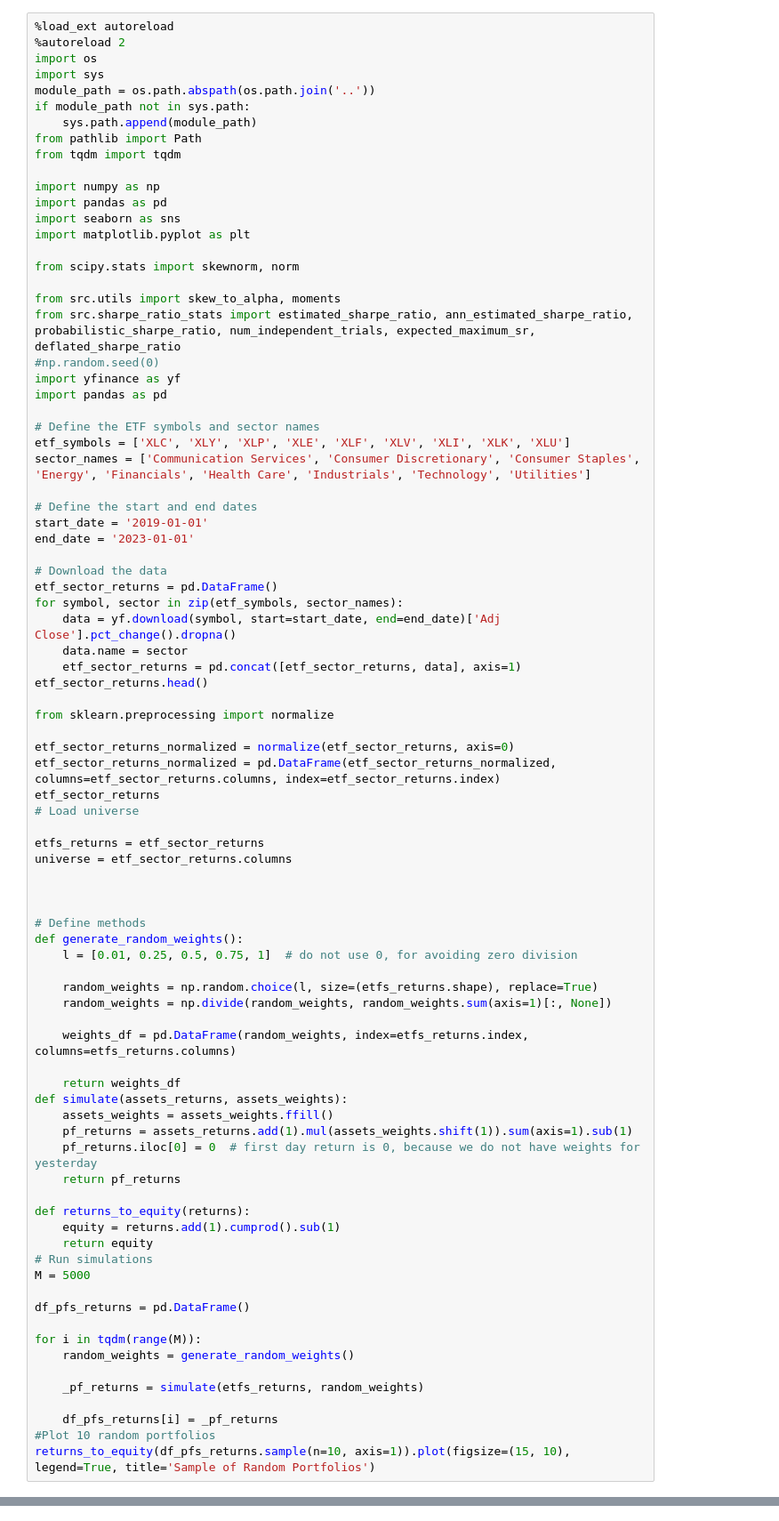
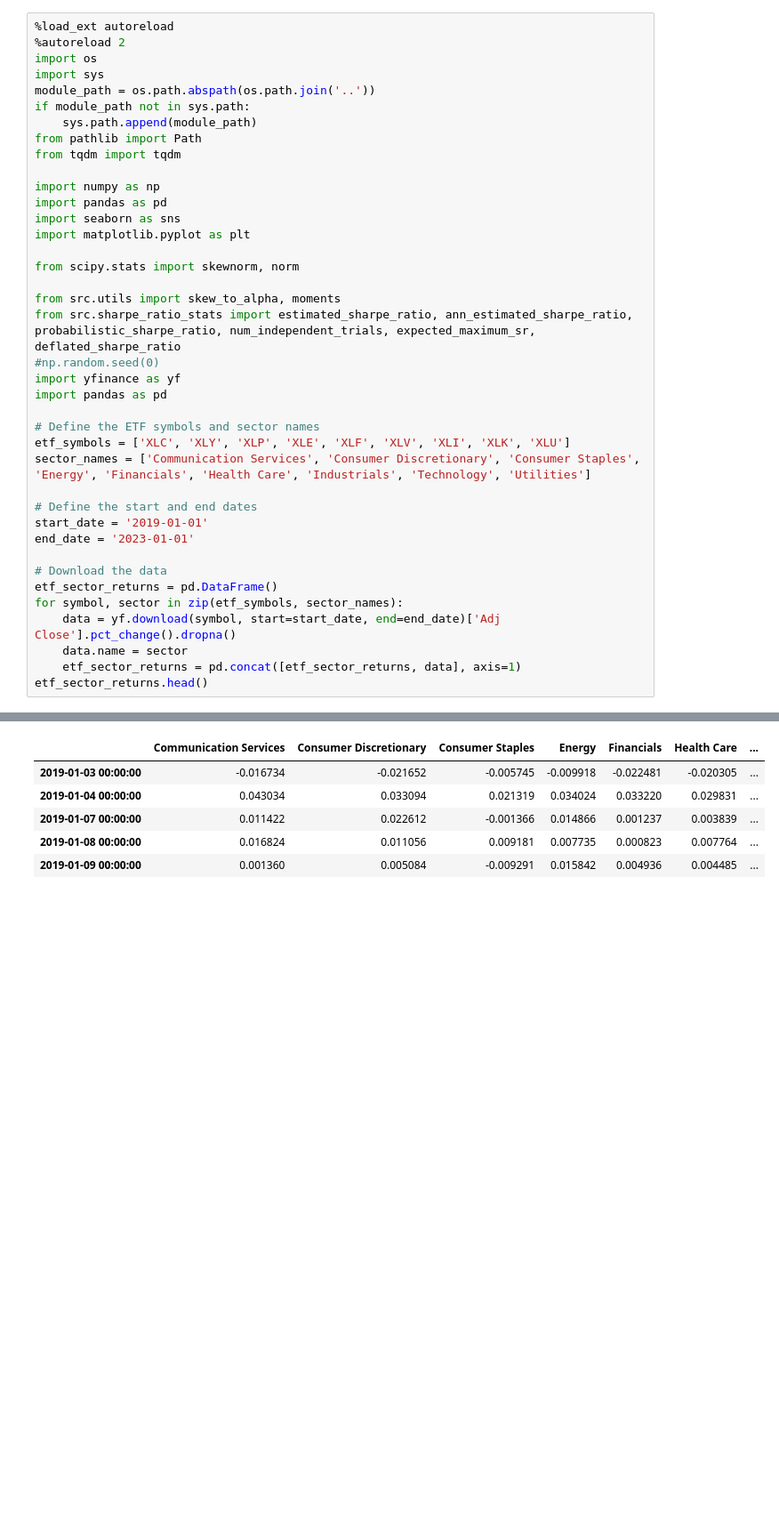
Before and after one commit to WilliamClintC/Deflated-Sharpe-Ratio, a Jupyter notebook: Main.ipynb, the cells around one changed output, grey strips where cells are left out. Shown at 89% size. Saved outputs shown, nothing was run; the diff lists cells and outputs as text; blank space fills up the shorter version.

```diff
--- a/Main.ipynb
+++ b/Main.ipynb
@@ -37,51 +37,6 @@ for symbol, sector in zip(etf_symbols, sector_names):
     data.name = sector
     etf_sector_returns = pd.concat([etf_sector_returns, data], axis=1)
 etf_sector_returns.head()
-
-from sklearn.preprocessing import normalize
-
-etf_sector_returns_normalized = normalize(etf_sector_returns, axis=0)
-etf_sector_returns_normalized = pd.DataFrame(etf_sector_returns_normalized, columns=etf_sector_returns.columns, index=etf_sector_returns.index)
-etf_sector_returns
-# Load universe
-
-etfs_returns = etf_sector_returns
-universe = etf_sector_returns.columns
-
-
-
-# Define methods
-def generate_random_weights():
-    l = [0.01, 0.25, 0.5, 0.75, 1]  # do not use 0, for avoiding zero division
-
-    random_weights = np.random.choice(l, size=(etfs_returns.shape), replace=True)
-    random_weights = np.divide(random_weights, random_weights.sum(axis=1)[:, None])
-
-    weights_df = pd.DataFrame(random_weights, index=etfs_returns.index, columns=etfs_returns.columns)
-
-    return weights_df
-def simulate(assets_returns, assets_weights):
-    assets_weights = assets_weights.ffill()
-    pf_returns = assets_returns.add(1).mul(assets_weights.shift(1)).sum(axis=1).sub(1)
-    pf_returns.iloc[0] = 0  # first day return is 0, because we do not have weights for yesterday
-    return pf_returns
-
-def returns_to_equity(returns):
-    equity = returns.add(1).cumprod().sub(1)
-    return equity
-# Run simulations
-M = 5000
-
-df_pfs_returns = pd.DataFrame()
-
-for i in tqdm(range(M)):
-    random_weights = generate_random_weights()
-
-    _pf_returns = simulate(etfs_returns, random_weights)
-
-    df_pfs_returns[i] = _pf_returns
-#Plot 10 random portfolios
-returns_to_equity(df_pfs_returns.sample(n=10, axis=1)).plot(figsize=(15, 10), legend=True, title='Sample of Random Portfolios')
 # %% [output]
 [*********************100%***********************]  1 of 1 completed
 [*********************100%***********************]  1 of 1 completed
@@ -96,0 +50,6 @@ returns_to_equity(df_pfs_returns.sample(n=10, axis=1)).plot(figsize=(15, 10), le
+|  | Communication Services | Consumer Discretionary | Consumer Staples | Energy | Financials | Health Care | ... |
+| 2019-01-03 00:00:00 | -0.016734 | -0.021652 | -0.005745 | -0.009918 | -0.022481 | -0.020305 | ... |
+| 2019-01-04 00:00:00 | 0.043034 | 0.033094 | 0.021319 | 0.034024 | 0.033220 | 0.029831 | ... |
+| 2019-01-07 00:00:00 | 0.011422 | 0.022612 | -0.001366 | 0.014866 | 0.001237 | 0.003839 | ... |
+| 2019-01-08 00:00:00 | 0.016824 | 0.011056 | 0.009181 | 0.007735 | 0.000823 | 0.007764 | ... |
+| 2019-01-09 00:00:00 | 0.001360 | 0.005084 | -0.009291 | 0.015842 | 0.004936 | 0.004485 | ... |
```
Also changed, not shown: parts of 6 cells of this notebook, 1 other file.
